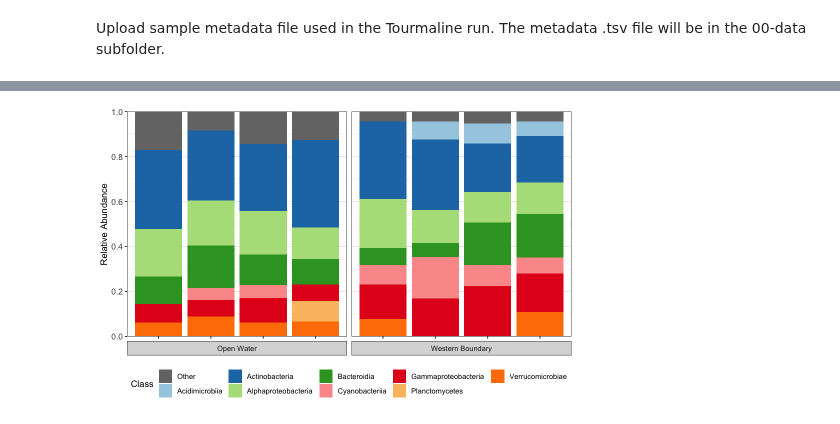
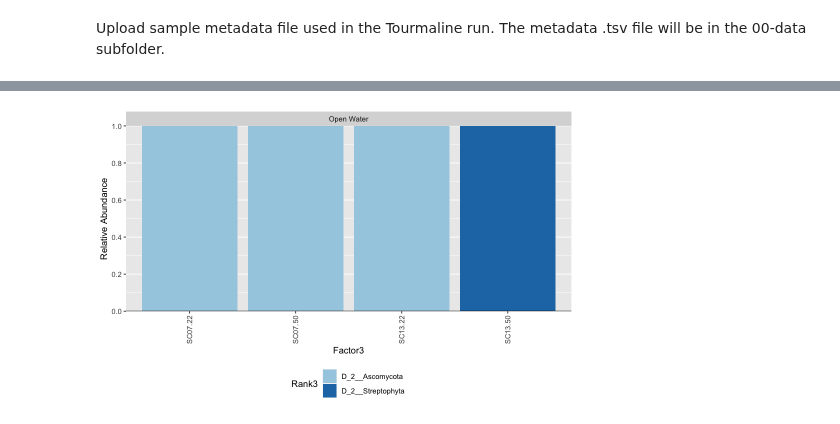
Before and after one commit to aomlomics/tourmaline, a Jupyter notebook: notebooks/tourmaline_r_notebook.ipynb, the cells around one changed output, grey strips where cells are left out. Drawn from its saved outputs; the diff is of its cells as text; code cells hidden in the pictures.

```diff
--- a/notebooks/tourmaline_r_notebook.ipynb
+++ b/notebooks/tourmaline_r_notebook.ipynb
@@ -166,18 +197,16 @@ Plot stacked taxonomy bar plots of the top 16S taxa groups at the Class level (s
-# %%
-# Format the phyloseq data
-x1 <- tax_glom(ps_rarefy_16S, taxrank = 'Class') # Agglomerate to Class level
-x2 <- transform_sample_counts(x1, function(x) x/sum(x)) # Transform to relative abundance
-x3 <- psmelt(x2) # Melt the data to long format
-x3 <- cbind(x3, Region, Filter_size) # Merge data frame with factors
-x3$Class<- as.character(x3$Class) # Convert to character
-x3$Class[x3$Abundance < 0.05]= "Other" # Establish "other" category
-taxa <- ggplot(data=x3, aes(x= sample_name_water, y=Abundance, fill=Class))
-
-# Control the order of taxa that show up in the bar plots
-taxa$data$Class <- factor(taxa$data$Class, levels = c("Other", "Acidimicrobiia", "Actinobacteria", "Alphaproteobacteria", "Bacteroidia", "Cyanobacteriia", "Gammaproteobacteria", "Planctomycetes","Verrucomicrobiae"))
-
-# Plot bar plots
-taxa + stacked_bar + bar_yaxis + y_intercept + taxa_color + yaxis_text + legend_pos +
- legend_row + labs(y = "Relative Abundance") + facet_grid(~Filter_size ~ Region, scales = "free_x", space = "free") +  theme(panel.spacing.y = unit(4, "mm"))
-# %% [output]
-[figure, removed]
+# %%
+# Prepare phyloseq data for bar plots
+barplot <- physeq_rarefy %>%
+   tax_glom(taxrank = "Rank3") %>%                      # Agglomerate at class level, which is Rank3 in this case
+   transform_sample_counts(function(x) {x/sum(x)} ) %>% # Transform to rel. abundance
+   psmelt() %>%                                         # Melt to long format
+   cbind(Factor1, Factor2, Factor3) %>%
+   filter(Abundance > 0.05) %>%                         # Filter out low abundance taxa
+   arrange(Rank3)
+
+# Plot
+ggplot(barplot, aes(x=Factor3, y=Abundance, fill=Rank3)) +
+stacked_bar + bar_yaxis + y_intercept + bar_color + legend_pos +
+legend_row + labs(y = "Relative Abundance") + facet_grid(~ Factor1, scales = "free_x") + theme(axis.text.x=element_text(angle=90,vjust=0.5))
+# %% [output]
+[figure, added]
```
Also changed, not shown: parts of 49 cells of this notebook, 1 other file.
